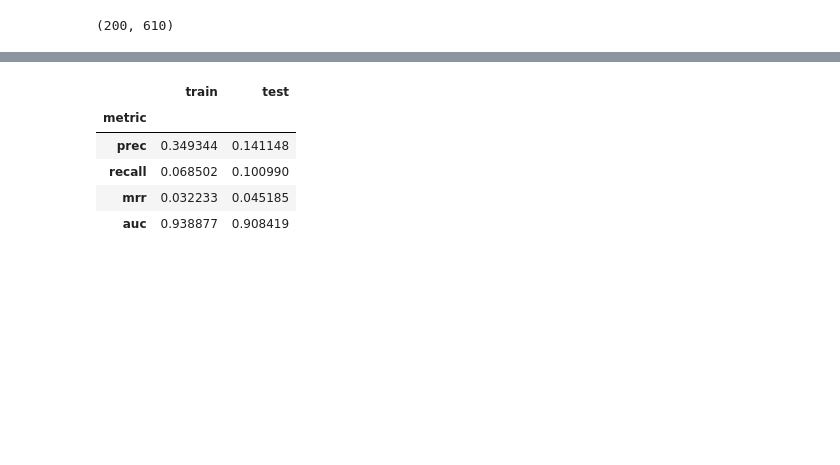
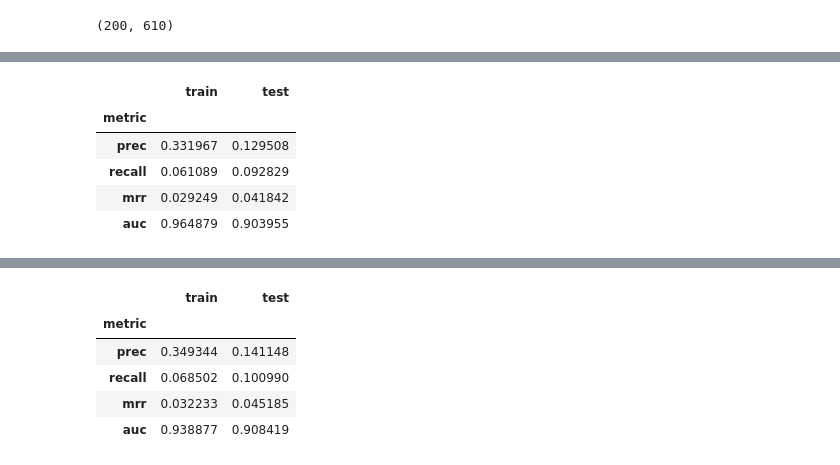
Before and after one commit to FlorianWilhelm/lda4rec, a Jupyter notebook: notebooks/01-experimenting.ipynb, the cells around one changed output, grey strips where cells are left out. Cells and saved outputs as stored; diff of their text form; code cells hidden in the pictures; blank space fills up the shorter version.

```diff
--- a/notebooks/01-experimenting.ipynb
+++ b/notebooks/01-experimenting.ipynb
@@ -152,0 +166,9 @@ INFO:lda4rec.estimators:Epoch 19: loss 0.05074315452948212
+# %%
+summary(slra_est, train=ml100k_train, test=ml100k_test)
+# %% [output]
+|  | train | test |
+| metric |  |  |
+| prec | 0.331967 | 0.129508 |
+| recall | 0.061089 | 0.092829 |
+| mrr | 0.029249 | 0.041842 |
+| auc | 0.964879 | 0.903955 |
```
Also changed, not shown: parts of 16 cells of this notebook, 3 other files.
